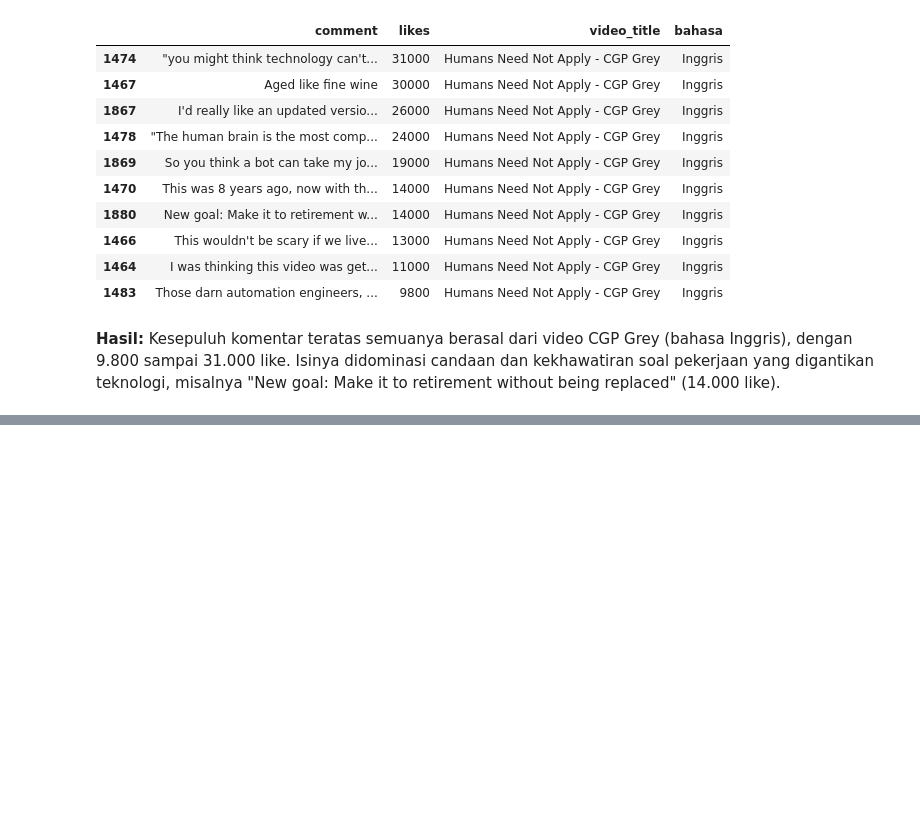
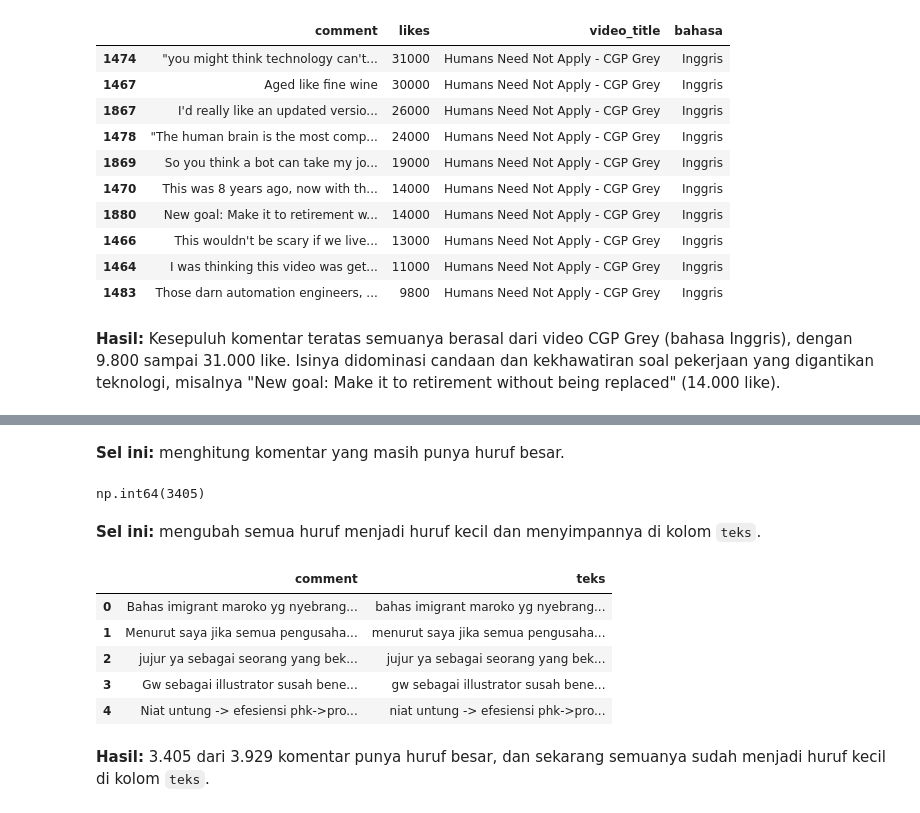
Before and after one commit to RoihansLab/Data-Mining-Project, a Jupyter notebook: youtube_comment_sentiment/Data_Preparation/data_preparation_labeling.ipynb, the cells around one changed output, grey strips where cells are left out. Saved outputs shown, nothing was run; the diff lists cells and outputs as text; code cells hidden in the pictures; blank space fills up the shorter version.

```diff
--- a/youtube_comment_sentiment/Data_Preparation/data_preparation_labeling.ipynb
+++ b/youtube_comment_sentiment/Data_Preparation/data_preparation_labeling.ipynb
@@ -1742,0 +1247,21 @@ plt.show()
+# %% [markdown]
+**Sel ini:** menghitung komentar yang masih punya huruf besar.
+# %%
+# Cek: berapa komentar yang masih punya huruf besar
+(df["comment"] != df["comment"].str.lower()).sum()
+# %% [output]
+np.int64(3405)
+# %% [markdown]
+**Sel ini:** mengubah semua huruf menjadi huruf kecil dan menyimpannya di kolom `teks`.
+# %%
+df["teks"] = df["comment"].str.lower()
+df[["comment", "teks"]].head()
+# %% [output]
+|  | comment | teks |
+| 0 | Bahas imigrant maroko yg nyebrang... | bahas imigrant maroko yg nyebrang... |
+| 1 | Menurut saya jika semua pengusaha... | menurut saya jika semua pengusaha... |
+| 2 | jujur ya sebagai seorang yang bek... | jujur ya sebagai seorang yang bek... |
+| 3 | Gw sebagai illustrator susah bene... | gw sebagai illustrator susah bene... |
+| 4 | Niat untung -> efesiensi phk->pro... | niat untung -> efesiensi phk->pro... |
+# %% [markdown]
+**Hasil:** 3.405 dari 3.929 komentar punya huruf besar, dan sekarang semuanya sudah menjadi huruf kecil di kolom `teks`.
```
Also changed, not shown: parts of 141 cells of this notebook, 4 other files.
